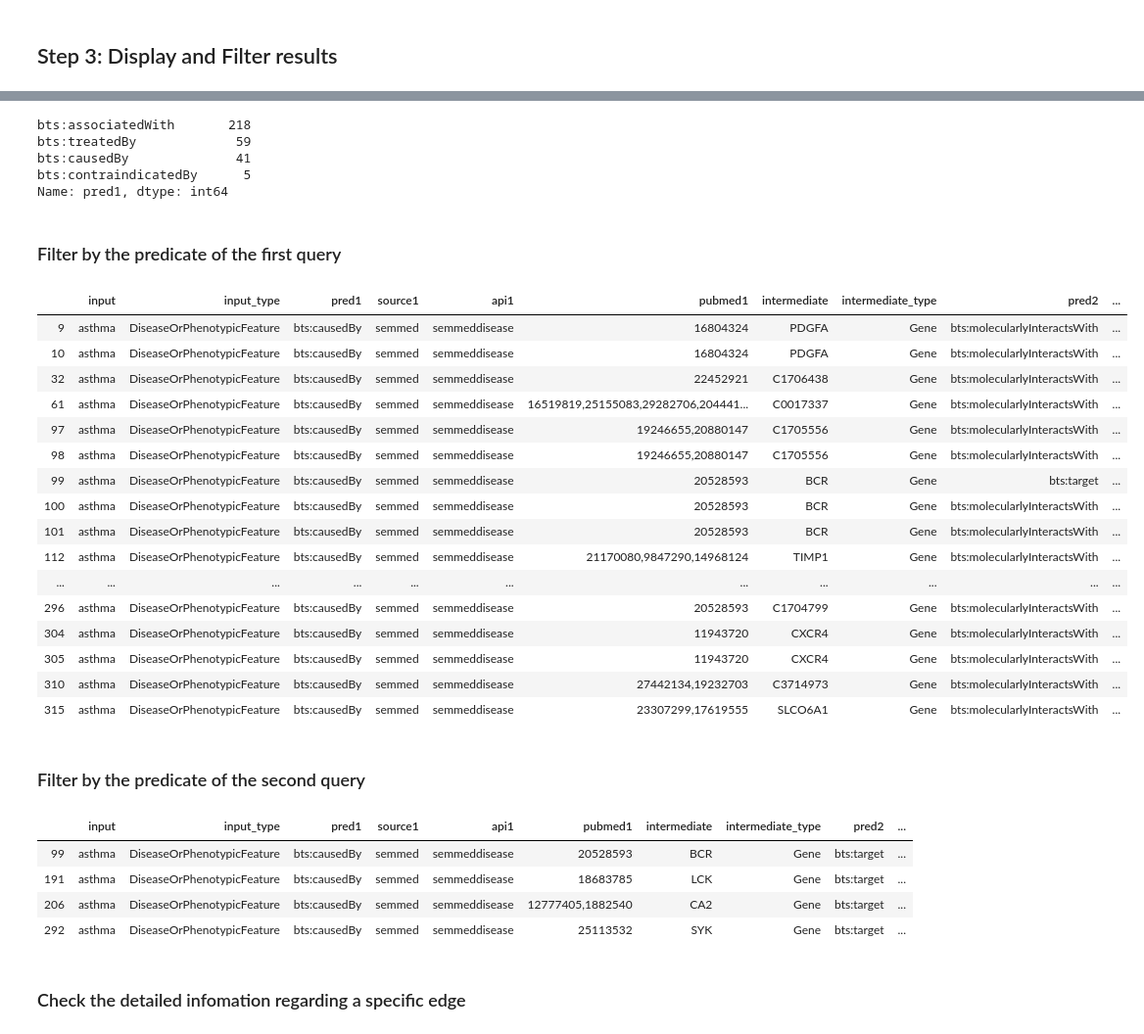
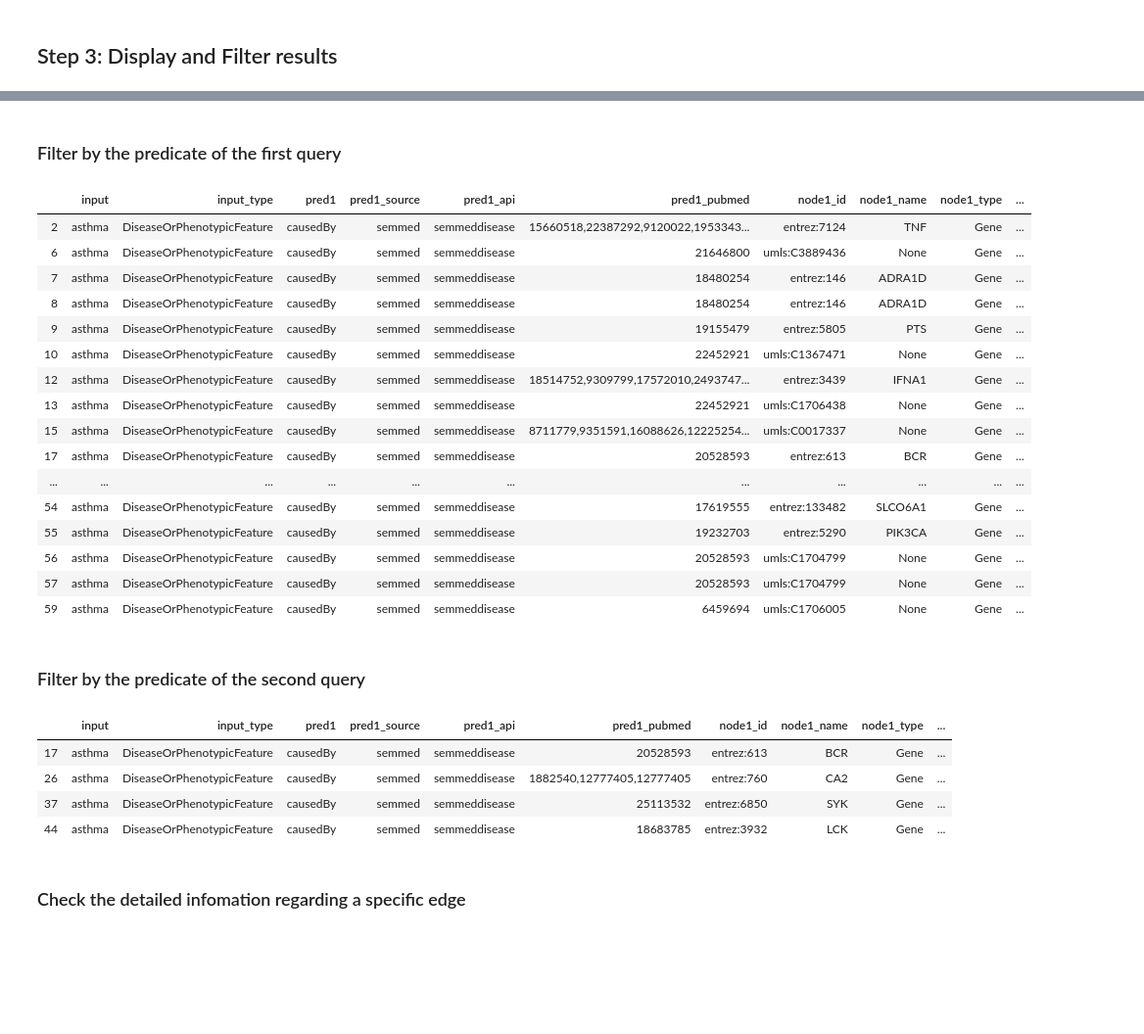
Before and after one commit to biothings/biothings_explorer_archived, a Jupyter notebook: jupyter notebooks/What is the mechanism for imatinib's effect on asthma.ipynb, the cells around one changed output, grey strips where cells are left out. Shown at 98% size. Saved outputs shown, nothing was run; the diff lists cells and outputs as text; code cells hidden in the pictures; blank space fills up the shorter version.

```diff
--- a/jupyter notebooks/What is the mechanism for imatinib's effect on asthma.ipynb
+++ b/jupyter notebooks/What is the mechanism for imatinib's effect on asthma.ipynb
@@ -49,5 +65,5 @@ imatinib
 # %%
-fc = FindConnection(input_obj=asthma, output_obj=imatinib, intermediate_nodes=None)
+fc = FindConnection(input_obj=asthma, output_obj=imatinib, intermediate_nodes=['Gene'])
 # %%
 # set verbose=True will display all steps which BTE takes to find the connection
 fc.connect(verbose=True)
@@ -112,43 +112,35 @@ Name: api1, dtype: int64
-# %%
-fc.summary(attr='pred1')
-# %% [output]
-bts:associatedWith       218
-bts:treatedBy             59
-bts:causedBy              41
-bts:contraindicatedBy      5
-Name: pred1, dtype: int64
 # %% [markdown]
 ### Filter by the predicate of the first query
 # %%
-df[df['pred1'] == 'bts:causedBy']
+df[df['pred1'] == 'causedBy']
 # %% [output]
-|  | input | input_type | pred1 | source1 | api1 | pubmed1 | intermediate | intermediate_type | pred2 | ... |
-| 9 | asthma | DiseaseOrPhenotypicFeature | bts:causedBy | semmed | semmeddisease | 16804324 | PDGFA | Gene | bts:molecularlyInteractsWith | ... |
-| 10 | asthma | DiseaseOrPhenotypicFeature | bts:causedBy | semmed | semmeddisease | 16804324 | PDGFA | Gene | bts:molecularlyInteractsWith | ... |
-| 32 | asthma | DiseaseOrPhenotypicFeature | bts:causedBy | semmed | semmeddisease | 22452921 | C1706438 | Gene | bts:molecularlyInteractsWith | ... |
-| 61 | asthma | DiseaseOrPhenotypicFeature | bts:causedBy | semmed | semmeddisease | 16519819,25155083,29282706,204441... | C0017337 | Gene | bts:molecularlyInteractsWith | ... |
-| 97 | asthma | DiseaseOrPhenotypicFeature | bts:causedBy | semmed | semmeddisease | 19246655,20880147 | C1705556 | Gene | bts:molecularlyInteractsWith | ... |
-| 98 | asthma | DiseaseOrPhenotypicFeature | bts:causedBy | semmed | semmeddisease | 19246655,20880147 | C1705556 | Gene | bts:molecularlyInteractsWith | ... |
-| 99 | asthma | DiseaseOrPhenotypicFeature | bts:causedBy | semmed | semmeddisease | 20528593 | BCR | Gene | bts:target | ... |
-| 100 | asthma | DiseaseOrPhenotypicFeature | bts:causedBy | semmed | semmeddisease | 20528593 | BCR | Gene | bts:molecularlyInteractsWith | ... |
-| 101 | asthma | DiseaseOrPhenotypicFeature | bts:causedBy | semmed | semmeddisease | 20528593 | BCR | Gene | bts:molecularlyInteractsWith | ... |
-| 112 | asthma | DiseaseOrPhenotypicFeature | bts:causedBy | semmed | semmeddisease | 21170080,9847290,14968124 | TIMP1 | Gene | bts:molecularlyInteractsWith | ... |
+|  | input | input_type | pred1 | pred1_source | pred1_api | pred1_pubmed | node1_id | node1_name | node1_type | ... |
+| 2 | asthma | DiseaseOrPhenotypicFeature | causedBy | semmed | semmeddisease | 15660518,22387292,9120022,1953343... | entrez:7124 | TNF | Gene | ... |
+| 6 | asthma | DiseaseOrPhenotypicFeature | causedBy | semmed | semmeddisease | 21646800 | umls:C3889436 | None | Gene | ... |
+| 7 | asthma | DiseaseOrPhenotypicFeature | causedBy | semmed | semmeddisease | 18480254 | entrez:146 | ADRA1D | Gene | ... |
+| 8 | asthma | DiseaseOrPhenotypicFeature | causedBy | semmed | semmeddisease | 18480254 | entrez:146 | ADRA1D | Gene | ... |
+| 9 | asthma | DiseaseOrPhenotypicFeature | causedBy | semmed | semmeddisease | 19155479 | entrez:5805 | PTS | Gene | ... |
+| 10 | asthma | DiseaseOrPhenotypicFeature | causedBy | semmed | semmeddisease | 22452921 | umls:C1367471 | None | Gene | ... |
+| 12 | asthma | DiseaseOrPhenotypicFeature | causedBy | semmed | semmeddisease | 18514752,9309799,17572010,2493747... | entrez:3439 | IFNA1 | Gene | ... |
+| 13 | asthma | DiseaseOrPhenotypicFeature | causedBy | semmed | semmeddisease | 22452921 | umls:C1706438 | None | Gene | ... |
+| 15 | asthma | DiseaseOrPhenotypicFeature | causedBy | semmed | semmeddisease | 8711779,9351591,16088626,12225254... | umls:C0017337 | None | Gene | ... |
+| 17 | asthma | DiseaseOrPhenotypicFeature | causedBy | semmed | semmeddisease | 20528593 | entrez:613 | BCR | Gene | ... |
 | ... | ... | ... | ... | ... | ... | ... | ... | ... | ... | ... |
-| 296 | asthma | DiseaseOrPhenotypicFeature | bts:causedBy | semmed | semmeddisease | 20528593 | C1704799 | Gene | bts:molecularlyInteractsWith | ... |
-| 304 | asthma | DiseaseOrPhenotypicFeature | bts:causedBy | semmed | semmeddisease | 11943720 | CXCR4 | Gene | bts:molecularlyInteractsWith | ... |
-| 305 | asthma | DiseaseOrPhenotypicFeature | bts:causedBy | semmed | semmeddisease | 11943720 | CXCR4 | Gene | bts:molecularlyInteractsWith | ... |
-| 310 | asthma | DiseaseOrPhenotypicFeature | bts:causedBy | semmed | semmeddisease | 27442134,19232703 | C3714973 | Gene | bts:molecularlyInteractsWith | ... |
-| 315 | asthma | DiseaseOrPhenotypicFeature | bts:causedBy | semmed | semmeddisease | 23307299,17619555 | SLCO6A1 | Gene | bts:molecularlyInteractsWith | ... |
+| 54 | asthma | DiseaseOrPhenotypicFeature | causedBy | semmed | semmeddisease | 17619555 | entrez:133482 | SLCO6A1 | Gene | ... |
+| 55 | asthma | DiseaseOrPhenotypicFeature | causedBy | semmed | semmeddisease | 19232703 | entrez:5290 | PIK3CA | Gene | ... |
+| 56 | asthma | DiseaseOrPhenotypicFeature | causedBy | semmed | semmeddisease | 20528593 | umls:C1704799 | None | Gene | ... |
+| 57 | asthma | DiseaseOrPhenotypicFeature | causedBy | semmed | semmeddisease | 20528593 | umls:C1704799 | None | Gene | ... |
+| 59 | asthma | DiseaseOrPhenotypicFeature | causedBy | semmed | semmeddisease | 6459694 | umls:C1706005 | None | Gene | ... |
 # %% [markdown]
 ### Filter by the predicate of the second query
 # %%
-df[df['pred2'] == 'bts:target']
+df[df['pred2'] == 'target']
 # %% [output]
-|  | input | input_type | pred1 | source1 | api1 | pubmed1 | intermediate | intermediate_type | pred2 | ... |
-| 99 | asthma | DiseaseOrPhenotypicFeature | bts:causedBy | semmed | semmeddisease | 20528593 | BCR | Gene | bts:target | ... |
-| 191 | asthma | DiseaseOrPhenotypicFeature | bts:causedBy | semmed | semmeddisease | 18683785 | LCK | Gene | bts:target | ... |
-| 206 | asthma | DiseaseOrPhenotypicFeature | bts:causedBy | semmed | semmeddisease | 12777405,1882540 | CA2 | Gene | bts:target | ... |
-| 292 | asthma | DiseaseOrPhenotypicFeature | bts:causedBy | semmed | semmeddisease | 25113532 | SYK | Gene | bts:target | ... |
+|  | input | input_type | pred1 | pred1_source | pred1_api | pred1_pubmed | node1_id | node1_name | node1_type | ... |
+| 17 | asthma | DiseaseOrPhenotypicFeature | causedBy | semmed | semmeddisease | 20528593 | entrez:613 | BCR | Gene | ... |
+| 26 | asthma | DiseaseOrPhenotypicFeature | causedBy | semmed | semmeddisease | 1882540,12777405,12777405 | entrez:760 | CA2 | Gene | ... |
+| 37 | asthma | DiseaseOrPhenotypicFeature | causedBy | semmed | semmeddisease | 25113532 | entrez:6850 | SYK | Gene | ... |
+| 44 | asthma | DiseaseOrPhenotypicFeature | causedBy | semmed | semmeddisease | 18683785 | entrez:3932 | LCK | Gene | ... |
 # %% [markdown]
 ### Check the detailed infomation regarding a specific edge
 # %%
```
Also changed, not shown: parts of 8 cells of this notebook, 2 other files.
